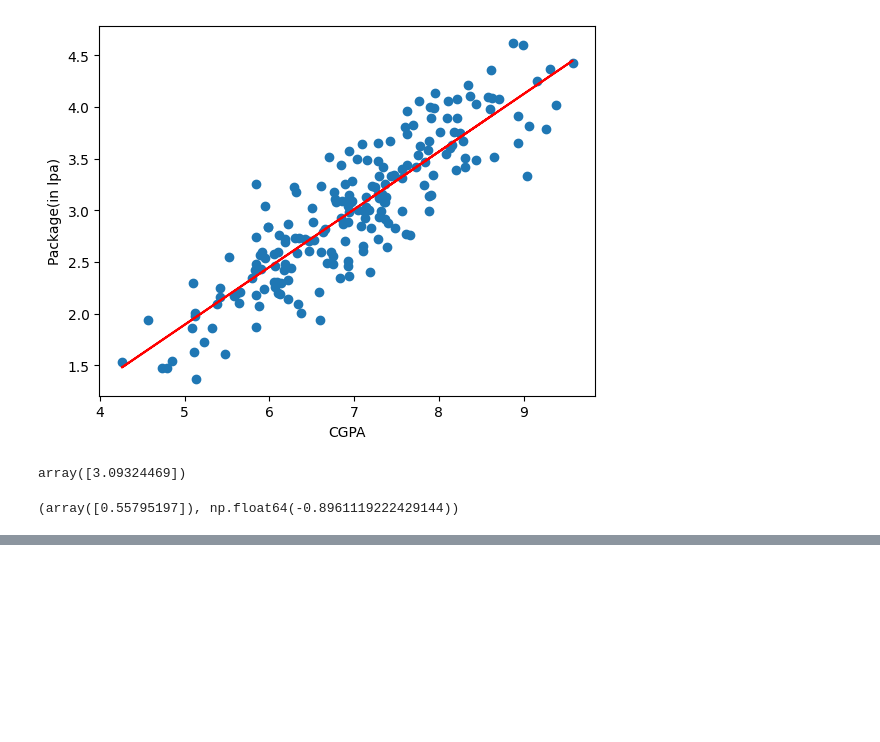
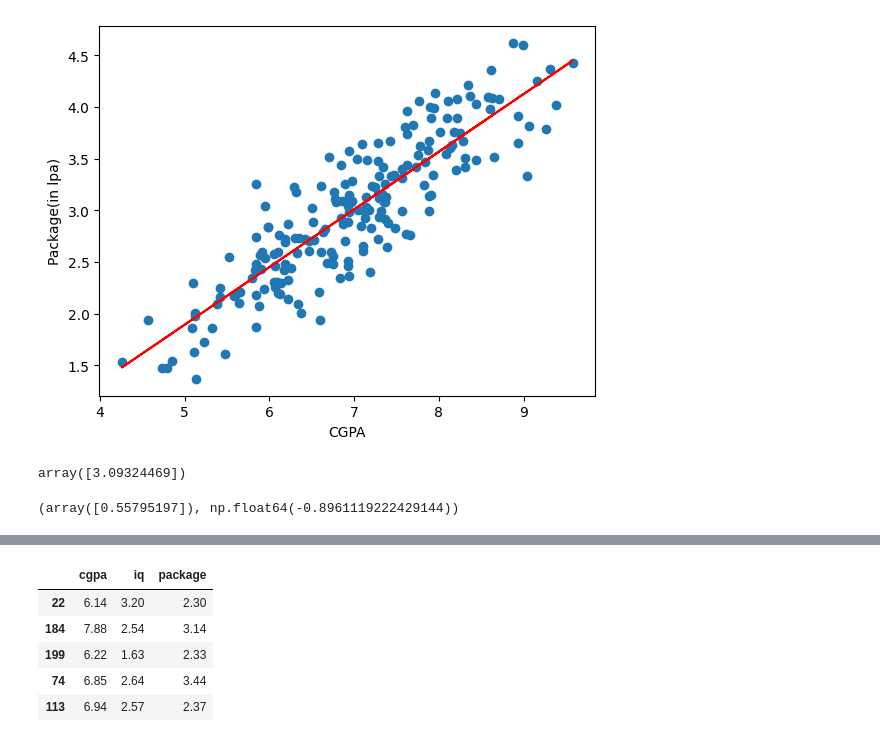
Before and after one commit to dahalaayush000-hue/All_ML, a Jupyter notebook: notebooks/8.Linear_Regression/Simple_Linear_Regression.ipynb, the cells around one changed output, grey strips where cells are left out. Cells and saved outputs as stored; diff of their text form; code cells hidden in the pictures; blank space fills up the shorter version.

```diff
--- a/notebooks/8.Linear_Regression/Simple_Linear_Regression.ipynb
+++ b/notebooks/8.Linear_Regression/Simple_Linear_Regression.ipynb
@@ -119,0 +208,9 @@ m,b
+# %%
+new_df2.sample(5)
+# %% [output]
+|  | cgpa | iq | package |
+| 22 | 6.14 | 3.20 | 2.30 |
+| 184 | 7.88 | 2.54 | 3.14 |
+| 199 | 6.22 | 1.63 | 2.33 |
+| 74 | 6.85 | 2.64 | 3.44 |
+| 113 | 6.94 | 2.57 | 2.37 |
```
Also changed, not shown: parts of 26 cells of this notebook, 1 other file.
